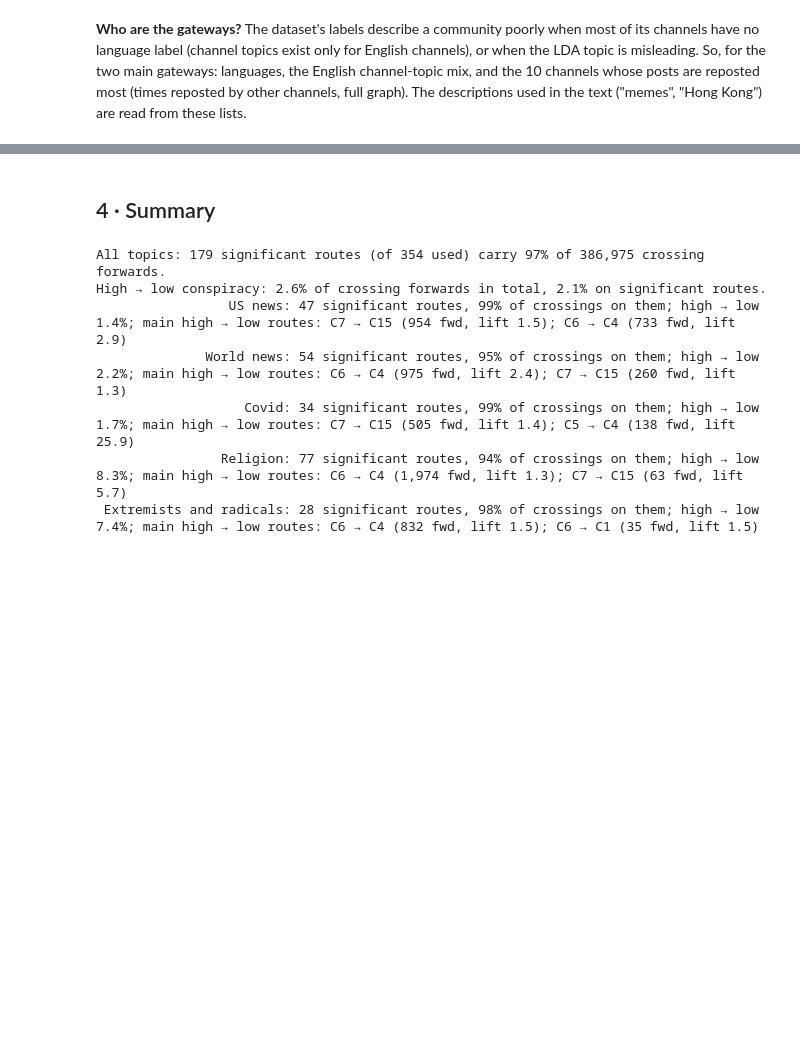
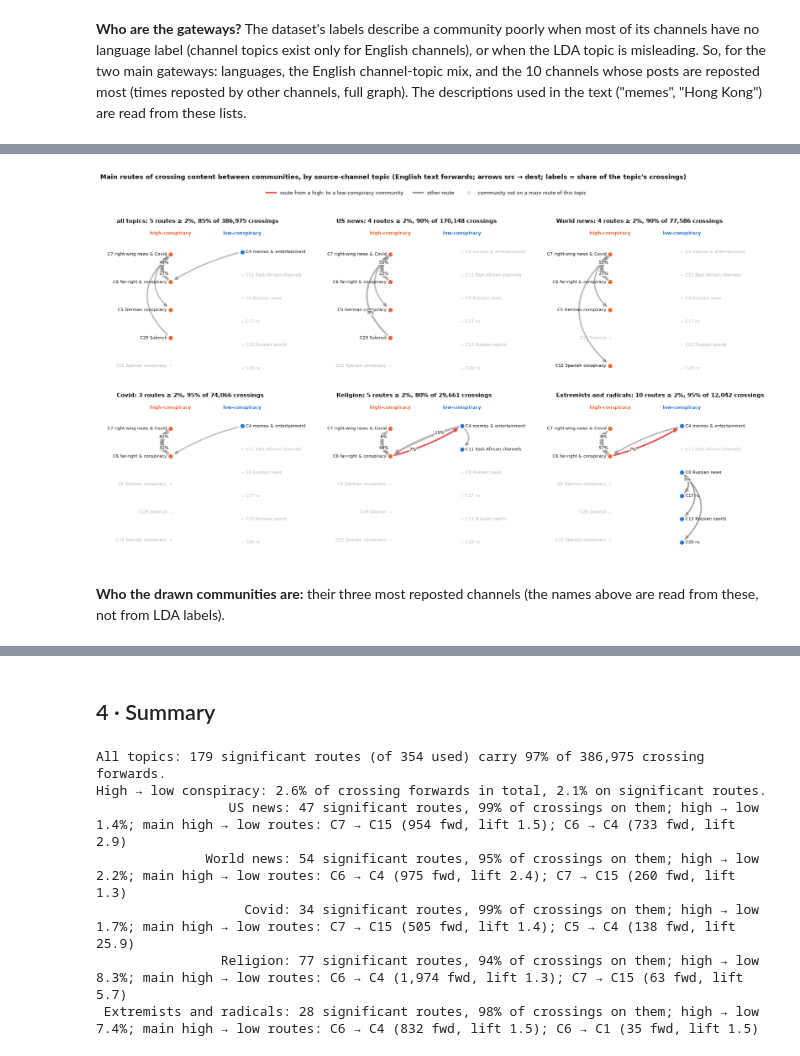
Before and after one commit to GuiFigueired0/topic-permeability, a Jupyter notebook: 03b_backbone_routes.ipynb, the cells around one changed output, grey strips where cells are left out. Drawn from its saved outputs; the diff is of its cells as text; code cells hidden in the pictures; blank space fills up the shorter version.

```diff
--- a/03b_backbone_routes.ipynb
+++ b/03b_backbone_routes.ipynb
@@ -323,0 +255,71 @@ key.style.format({"english_channels": "{:,}", "channels": "{:,}"})
+# %%
+LEVEL_COLOR = {"high": plots.SERIES[1], "middle": plots.SERIES[3], "low": plots.SERIES[0]}
+HL_COLOR = plots.SERIES[7]
+MIN_SHARE = 0.02
+main_routes = {t: R[t][R[t].significant & (R[t].share_of_topic_crossing >= MIN_SHARE)] for t in panel_topics}
+nodes = sorted(set().union(*[set(r.src_id) | set(r.dest_id) for r in main_routes.values()]))
+# Two-column layout: high-conspiracy communities left, low right, middle in the centre; within a column,
+# ordered by crossing volume, so routes that leave the conspiracy sphere are the ones crossing the middle.
+vol = R["all topics"].groupby("src_id").weight.sum().add(R["all topics"].groupby("dest_id").weight.sum(), fill_value=0)
+X = {"high": 0.0, "middle": 0.5, "low": 1.0}
+pos = {}
+for lev in X:
+    col = sorted([c for c in nodes if comm.loc[c, "level"] == lev], key=lambda c: -vol.get(c, 0))
+    for k, c in enumerate(col):
+        pos[c] = np.array([X[lev], 1 - (k + 0.5) / max(len(col), 1)])
+
+def draw(ax, t):
+    s = main_routes[t]
+    for a, b, w, la, lb in zip(s.src_id, s.dest_id, s.share_of_topic_crossing, s.src_level, s.dst_level):
+        is_hl = la == "high" and lb == "low"
+        same_col = pos[a][0] == pos[b][0]
+        rad = (0.55 if pos[a][1] > pos[b][1] else -0.55) * (1 if pos[a][0] == 0 else -1) if same_col else 0.08
+        ax.annotate("", xy=pos[b], xytext=pos[a], zorder=3 if is_hl else 2,
+                    arrowprops=dict(arrowstyle="-|>", lw=0.8 + 8 * np.sqrt(w), mutation_scale=11,
+                                    color=HL_COLOR if is_hl else "#8a8984", alpha=0.9 if is_hl else 0.6,
+                                    shrinkA=7, shrinkB=7, connectionstyle=f"arc3,rad={rad}"))
+        if w >= 0.05:
+            # label on the arrow's own curve, 30% of the way from the source, so opposite arrows don't collide
+            # (arc3 control point, computed in display-like units so the curve matches what matplotlib draws)
+            sx, sy = ax.bbox.width / 2.5, ax.bbox.height / 1.15
+            p0, p1 = pos[a] * [sx, sy], pos[b] * [sx, sy]
+            d = p1 - p0
+            ctrl = (p0 + p1) / 2 + rad * np.array([d[1], -d[0]])
+            tt = 0.3
+            m = ((1 - tt) ** 2 * p0 + 2 * (1 - tt) * tt * ctrl + tt ** 2 * p1) / [sx, sy]
+            ax.text(*m, f"{w:.0%}", fontsize=7.5, color=plots.INK, ha="center", va="center", zorder=6,
+                    bbox=dict(fc="white", ec="none", alpha=0.85, pad=0.5))
+    used = set(s.src_id) | set(s.dest_id)
+    for c in nodes:
+        u = c in used
+        ax.scatter(*pos[c], s=70 if u else 18, color=LEVEL_COLOR[comm.loc[c, "level"]] if u else "#e4e3df",
+                   edgecolor="white", lw=1, zorder=4)
+        ha, dx = ("right", -0.05) if pos[c][0] == 0 else (("left", 0.05) if pos[c][0] == 1 else ("center", 0))
+        ax.text(pos[c][0] + dx, pos[c][1] + (0.05 if ha == "center" else 0), f"C{c} {comm.loc[c, 'name']}", ha=ha, va="center",
+                fontsize=7.5, color=plots.INK if u else "#b9b8b2", zorder=5)
+    ax.set_title(f"{t}: {len(s)} routes ≥ {MIN_SHARE:.0%}, {s.share_of_topic_crossing.sum():.0%} of "
+                 f"{summ.loc[t, 'crossing forwards']:,.0f} crossings", loc="left", fontsize=9.5)
+    ax.text(0, 1.04, "high-conspiracy", ha="center", fontsize=8, color=LEVEL_COLOR["high"], fontweight="bold")
+    ax.text(1, 1.04, "low-conspiracy", ha="center", fontsize=8, color=LEVEL_COLOR["low"], fontweight="bold")
+    ax.set_xticks([]); ax.set_yticks([]); ax.grid(False)
+    for sp in ax.spines.values(): sp.set_visible(False)
+    ax.set_xlim(-0.75, 1.75); ax.set_ylim(-0.05, 1.1)
+
+fig, axes = plt.subplots(2, 3, figsize=(16, 9.5))
+for ax, t in zip(axes.flat, panel_topics):
+    draw(ax, t)
+from matplotlib.lines import Line2D
+handles = [Line2D([], [], color=HL_COLOR, lw=2.5, label="route from a high- to a low-conspiracy community"),
+           Line2D([], [], color="#8a8984", lw=2.5, label="other route"),
+           Line2D([], [], marker="o", ls="", color="#e4e3df", markersize=6, label="community not on a main route of this topic")]
+fig.legend(handles=handles, loc="upper center", ncol=3, fontsize=8.5, bbox_to_anchor=(0.5, 0.965))
+fig.suptitle("Main routes of crossing content between communities, by source-channel topic (English text forwards; "
+             "arrows src → dest; labels = share of the topic's crossings)", x=0.01, y=0.995, ha="left", fontsize=11, fontweight="bold")
+fig.tight_layout(rect=(0, 0, 1, 0.93))
+plots.savefig(fig, "03b_fig1_route_maps", OUT)
+plt.show()
+# %% [output]
+[figure, added]
+# %% [markdown]
+**Who the drawn communities are:** their three most reposted channels (the names above are read from
+these, not from LDA labels).
```
Also changed, not shown: parts of 16 cells of this notebook, 3 other files.
